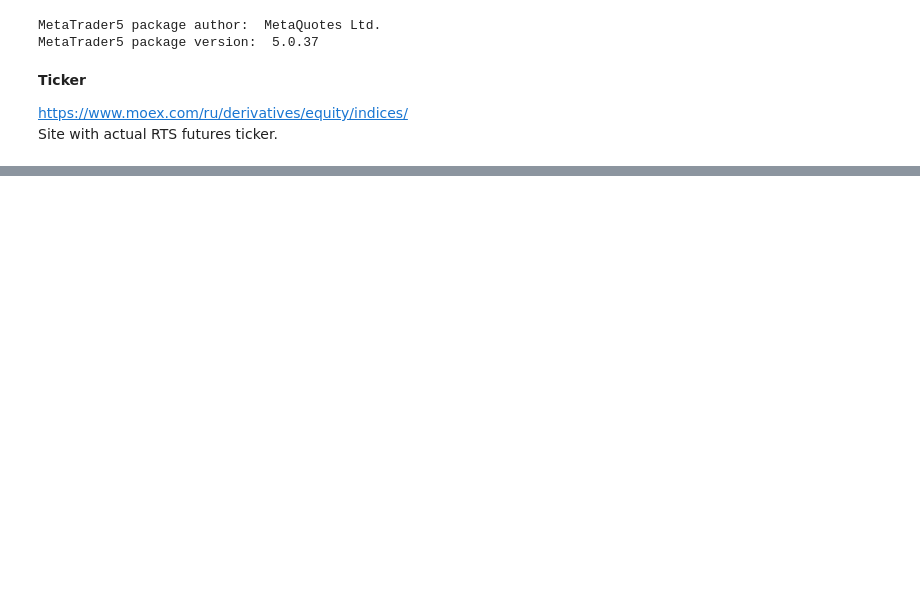
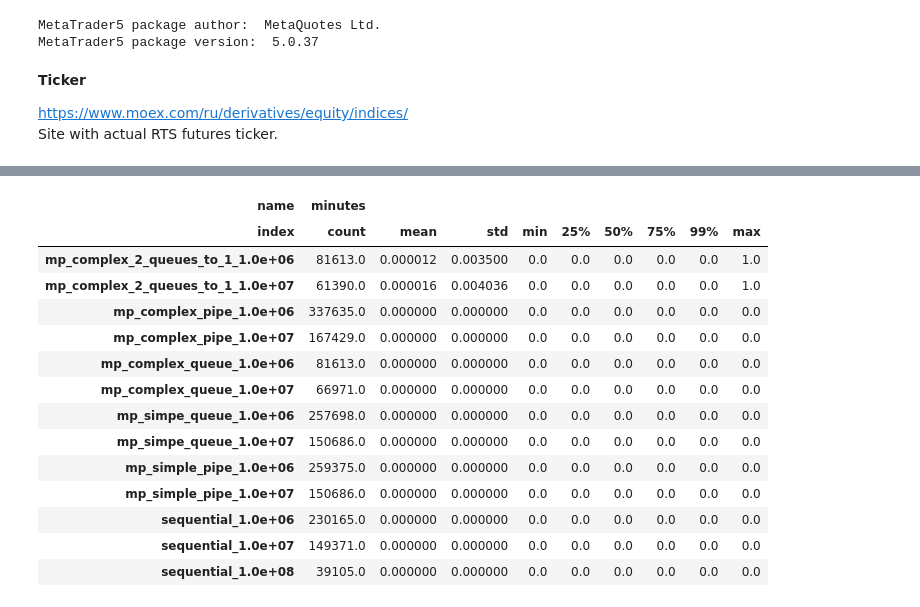
Before and after one commit to snakerzr/time_and_sales_prediction_exploration, a Jupyter notebook: multiprocessing_test.ipynb, the cells around one changed output, grey strips where cells are left out. Cells and saved outputs as stored; diff of their text form; code cells hidden in the pictures; blank space fills up the shorter version.

Commit message:
market book data acquisition latency test done

```diff
--- a/multiprocessing_test.ipynb
+++ b/multiprocessing_test.ipynb
@@ -215,0 +296,38 @@ True
+# %%
+def diff_describe(df_list):
+    '''
+    Receives list with diffs dfs.
+    Returns df with statistics for each method.
+    '''
+    df_diff_dist = pd.DataFrame()
+    for df in df_list:
+        # plt.figure(figsize=(12,8))
+        # sns.histplot(data=df,x='milliseconds')
+        # plt.plot()
+        temp_ = pd.DataFrame()
+        for col in df.columns.drop(['Unnamed: 0','name']):
+            desc = df[col].describe([.25,.5,.75,.99]).reset_index()
+            desc['name'] = col
+            # desc.index = [str(x)+'_'+col for x in desc.index]
+            desc.index = pd.MultiIndex.from_frame(desc[['name','index']])
+            desc = desc.drop(columns=['index','name'])
+            # display(desc)
+            desc.columns = [df['name'][0]]
+
+            temp_ = pd.concat([temp_,desc],axis=0)
+        # display(temp_)
+        # break
+        df_diff_dist = pd.concat([df_diff_dist,temp_.T])
+        # break
+    return df_diff_dist
+# %%
+def all_together(fresh_data=False):
+    methods_info_df = methods_info()
+
+    if fresh_data:
+        save_diff_files_to_csv()
+
+    df_dict = create_dict_with_methods_diff()
+    df_list = create_list_with_diff(df_dict)
+    df_diff_dist = diff_describe(df_list)
+    return methods_info_df, df_diff_dist
@@ -215,0 +336,5 @@ True
+# %%
+methods_info_df, df_diff_dist = all_together()
+a_list = []
+for name,data in df_diff_dist.drop(columns=['days','hours','microseconds','nanoseconds'],level=0).groupby(level=0,axis=1,sort=False):
+    a_list.append(data)
@@ -215,0 +376,18 @@ True
+# %%
+a_list[0]
+# %% [output]
+| name | minutes |  |  |  |  |  |  |  |  |
+| index | count | mean | std | min | 25% | 50% | 75% | 99% | max |
+| mp_complex_2_queues_to_1_1.0e+06 | 81613.0 | 0.000012 | 0.003500 | 0.0 | 0.0 | 0.0 | 0.0 | 0.0 | 1.0 |
+| mp_complex_2_queues_to_1_1.0e+07 | 61390.0 | 0.000016 | 0.004036 | 0.0 | 0.0 | 0.0 | 0.0 | 0.0 | 1.0 |
+| mp_complex_pipe_1.0e+06 | 337635.0 | 0.000000 | 0.000000 | 0.0 | 0.0 | 0.0 | 0.0 | 0.0 | 0.0 |
+| mp_complex_pipe_1.0e+07 | 167429.0 | 0.000000 | 0.000000 | 0.0 | 0.0 | 0.0 | 0.0 | 0.0 | 0.0 |
+| mp_complex_queue_1.0e+06 | 81613.0 | 0.000000 | 0.000000 | 0.0 | 0.0 | 0.0 | 0.0 | 0.0 | 0.0 |
+| mp_complex_queue_1.0e+07 | 66971.0 | 0.000000 | 0.000000 | 0.0 | 0.0 | 0.0 | 0.0 | 0.0 | 0.0 |
+| mp_simpe_queue_1.0e+06 | 257698.0 | 0.000000 | 0.000000 | 0.0 | 0.0 | 0.0 | 0.0 | 0.0 | 0.0 |
+| mp_simpe_queue_1.0e+07 | 150686.0 | 0.000000 | 0.000000 | 0.0 | 0.0 | 0.0 | 0.0 | 0.0 | 0.0 |
+| mp_simple_pipe_1.0e+06 | 259375.0 | 0.000000 | 0.000000 | 0.0 | 0.0 | 0.0 | 0.0 | 0.0 | 0.0 |
+| mp_simple_pipe_1.0e+07 | 150686.0 | 0.000000 | 0.000000 | 0.0 | 0.0 | 0.0 | 0.0 | 0.0 | 0.0 |
+| sequential_1.0e+06 | 230165.0 | 0.000000 | 0.000000 | 0.0 | 0.0 | 0.0 | 0.0 | 0.0 | 0.0 |
+| sequential_1.0e+07 | 149371.0 | 0.000000 | 0.000000 | 0.0 | 0.0 | 0.0 | 0.0 | 0.0 | 0.0 |
+| sequential_1.0e+08 | 39105.0 | 0.000000 | 0.000000 | 0.0 | 0.0 | 0.0 | 0.0 | 0.0 | 0.0 |
```
Also changed, not shown: parts of 37 cells of this notebook, 5 other files.
